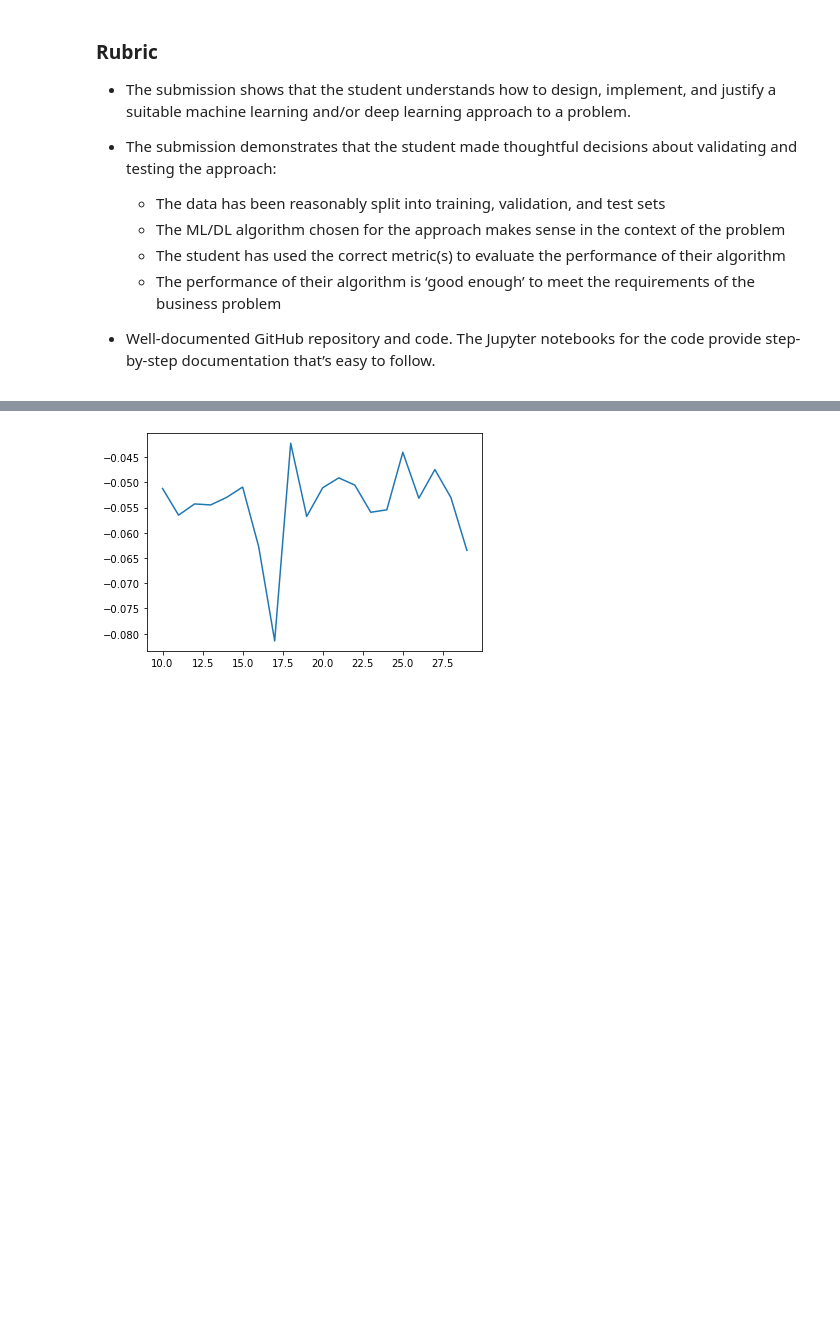
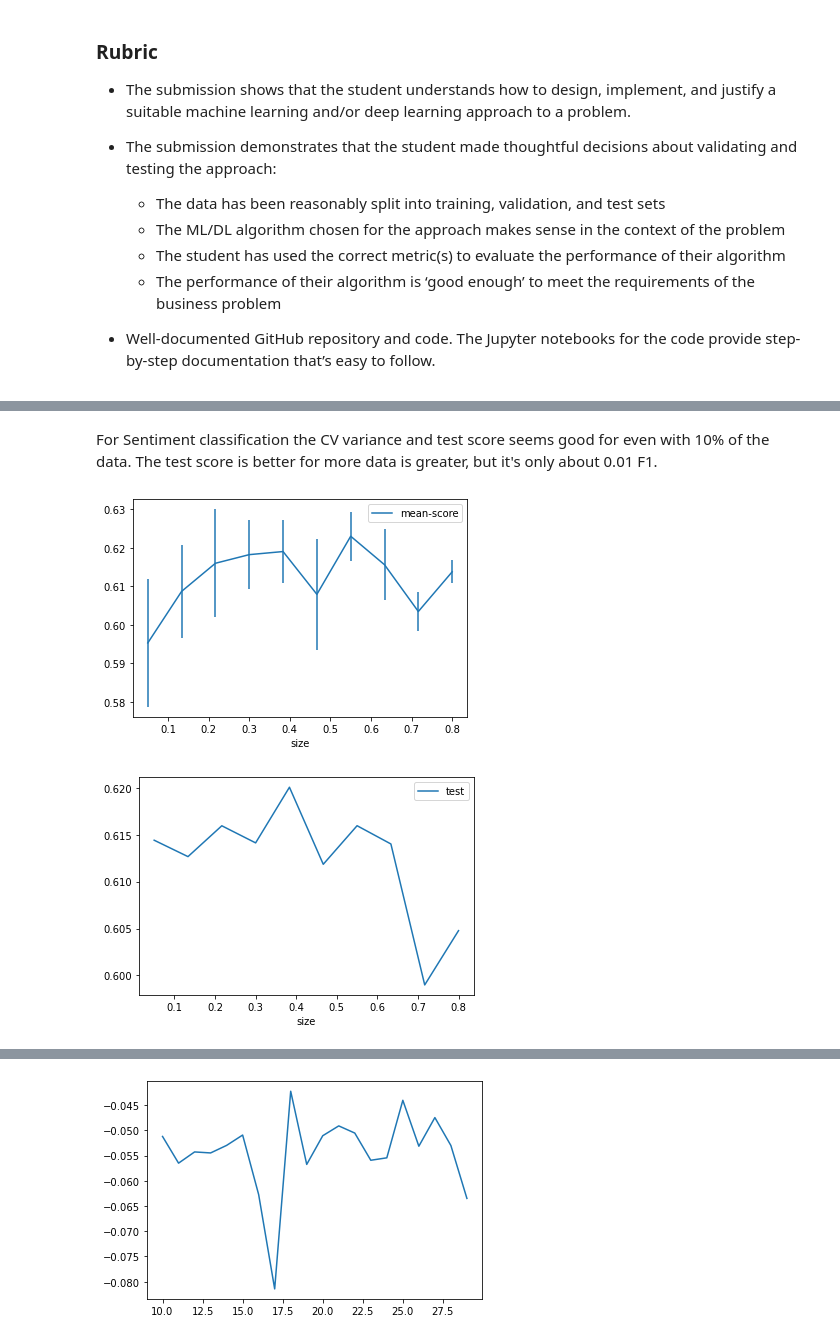
Before and after one commit to ryanjmccall/sb_ml_eng_capstone, a Jupyter notebook: capstone/notebooks/MELD_ML_DL_Prototype.ipynb, the cells around one changed output, grey strips where cells are left out. Drawn from its saved outputs; the diff is of its cells as text; code cells hidden in the pictures; blank space fills up the shorter version.

```diff
--- a/capstone/notebooks/MELD_ML_DL_Prototype.ipynb
+++ b/capstone/notebooks/MELD_ML_DL_Prototype.ipynb
@@ -76,0 +245,7 @@ y train (2740,)
+# %% [markdown]
+For Sentiment classification the CV variance and test score seems good for even with 10% of the data. The test score is better for more data is greater, but it's only about 0.01 F1.
+# %%
+experiment_subsampling(np.linspace(0.05, 0.8, 10), X, y=df.negativity, binary=True)
+# %% [output]
+[figure, added]
+[figure, added]
```
Also changed, not shown: parts of 77 cells of this notebook.
